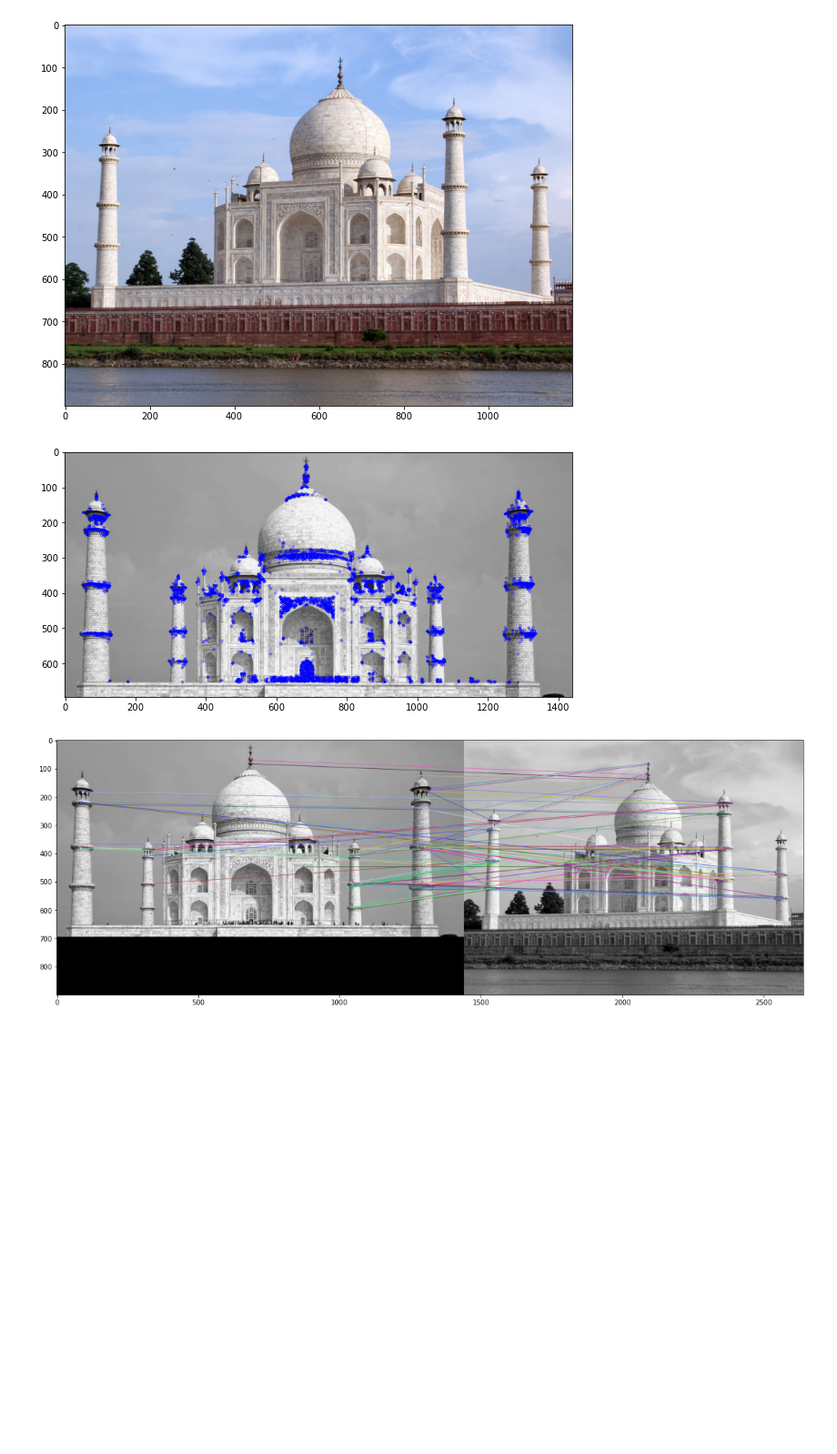
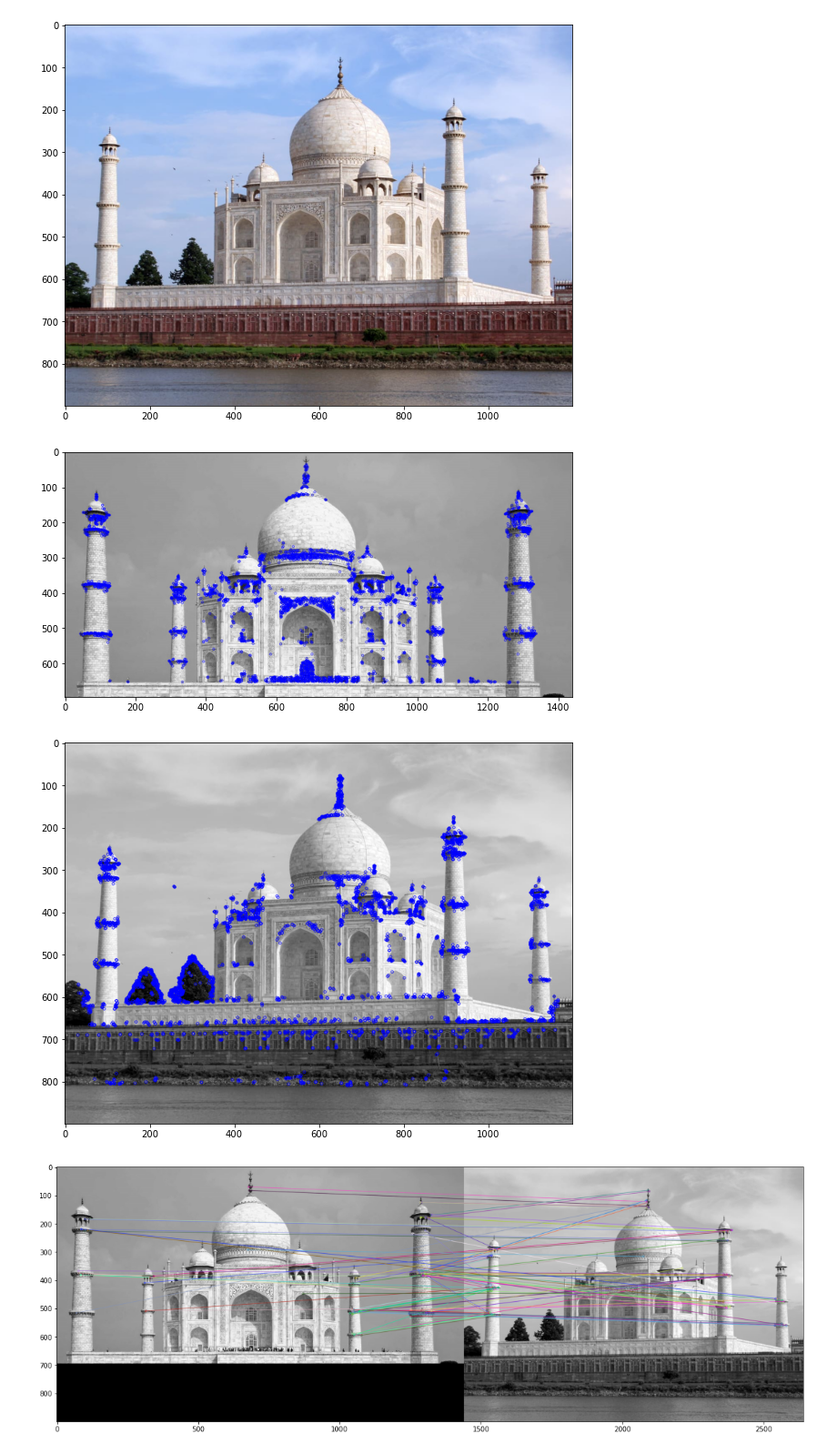
Before and after one commit to geekquad/Pixel-Processing, a Jupyter notebook: BruteForceFeatureMatcher/BruteForceFeatureMatcher.ipynb, the cells around one changed output. Shown at 91% size. Saved outputs shown, nothing was run; the diff lists cells and outputs as text; code cells hidden in the pictures; blank space fills up the shorter version.

Commit message:
displayed features for image 2

```diff
--- a/BruteForceFeatureMatcher/BruteForceFeatureMatcher.ipynb
+++ b/BruteForceFeatureMatcher/BruteForceFeatureMatcher.ipynb
@@ -28,16 +28,23 @@ plt.show()
 # %%
 #using ORB for detecting keypoint features
 orb = cv2.ORB_create(nfeatures = 5000)
 key_points1, descriptors1 = orb.detectAndCompute(img1_gray, None)
 key_points2, descriptors2 = orb.detectAndCompute(img2_gray, None)
 #displaying ORB features for image1(without size and orientation)
 img_display = np.copy(img1)
 img_display = cv2.drawKeypoints(img1_gray, key_points1, img_display, color = (0,0,255), flags = 0)
 plt.figure(figsize = (10,10))
 plt.imshow(img_display)
 plt.show()
+#displaying ORB features for image2(without size and orientation)
+img_display2 = np.copy(img2)
+img_display2 = cv2.drawKeypoints(img2_gray, key_points2, img_display2, color = (0,0,255), flags = 0)
+plt.figure(figsize = (10,10))
+plt.imshow(img_display2)
+plt.show()
 # %% [output]
 [figure]
+[figure, added]
 # %%
 #implementing the feature matcher
 bf = cv2.BFMatcher(cv2.NORM_HAMMING, crossCheck = True)
```
